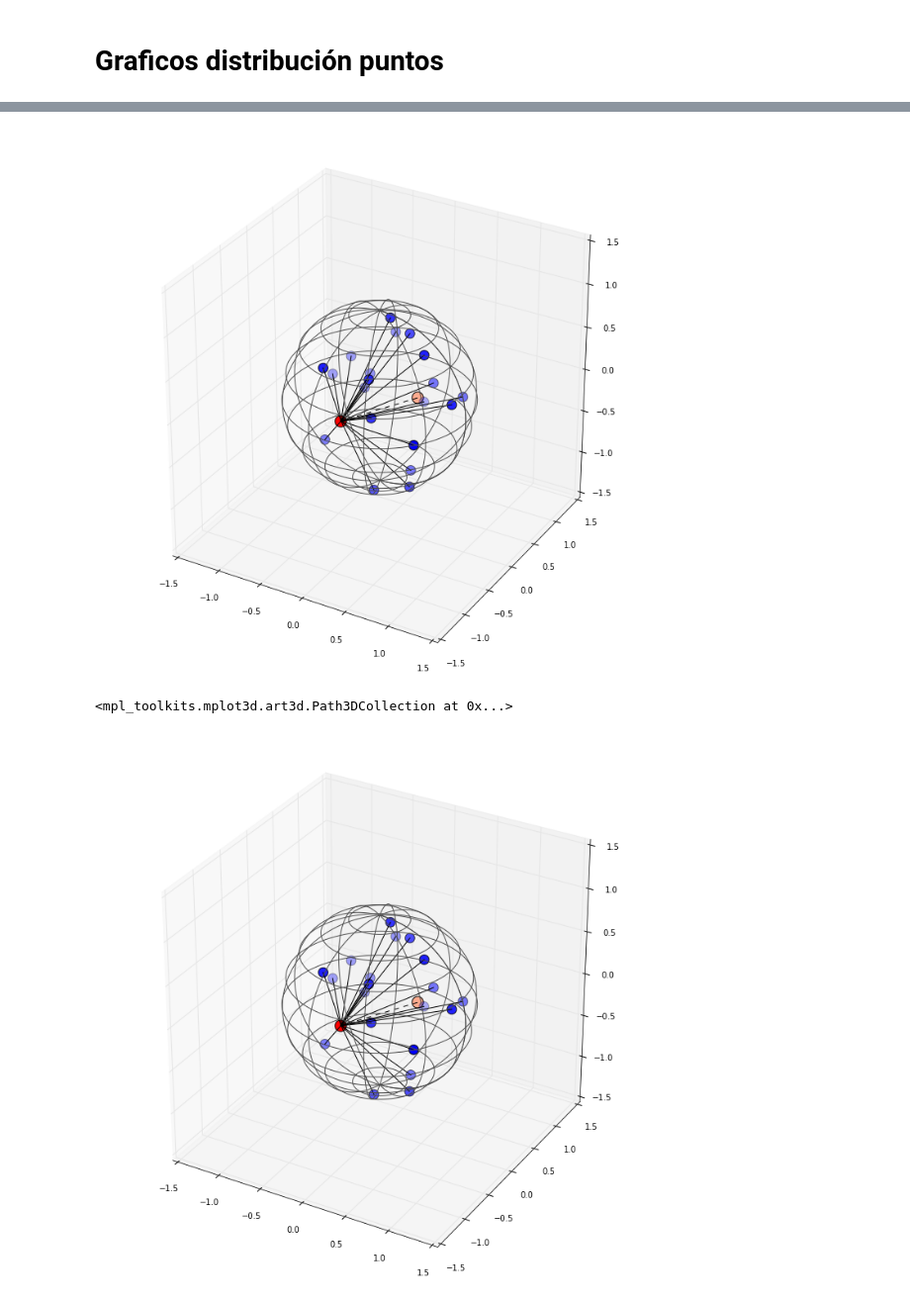
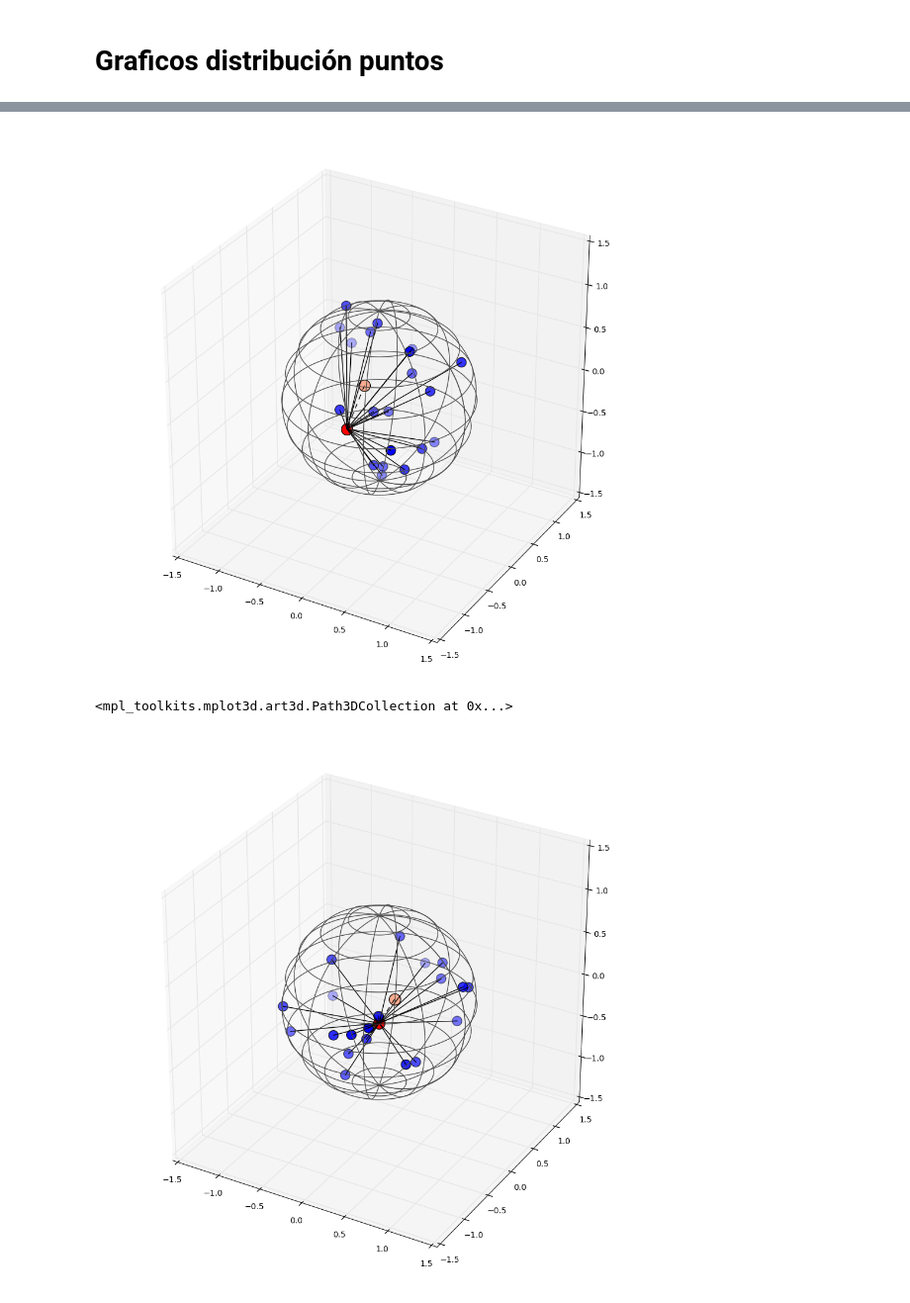
Before and after one commit to pewen/ten, a Jupyter notebook: IPython_notebook/03_Graficos_puntos.ipynb, the cells around one changed output, grey strips where cells are left out. Shown at 99% size. Saved outputs shown, nothing was run; the diff lists cells and outputs as text; code cells hidden in the pictures.

```diff
--- a/IPython_notebook/03_Graficos_puntos.ipynb
+++ b/IPython_notebook/03_Graficos_puntos.ipynb
@@ -15,9 +16,9 @@ num_points = 20
 
 colors = np.random.random(10)
 
-points = generate_random_points_in_sphere(num_points, 1)
-point = generate_random_points_in_sphere(1, 0.5)
-point_new = generate_random_points_in_sphere(1, 0.5)
+points = ten.random.points_in_sphere(num_points, 1)
+point = ten.random.points_in_sphere(1, 0.5)
+point_new = ten.random.points_in_sphere(1, 0.5)
 
 u = np.linspace(0, 2 * np.pi, 100)
 v = np.linspace(0, np.pi, 100)
@@ -79,49 +80,49 @@ ax.plot([point[0][0], point_new[0][0]], [point[0][1], point_new[0][1]], [point[0
 ax.scatter(point_new[:,0], point_new[:,1], point_new[:,2], c='r', s=200)
 plt.savefig('fig5.svg')
 # %% [output]
-[figure, old version]
+[figure, new version]
 # %%
 num_points = 20
 
 colors = np.random.random(10)
 
-points = generate_random_points_in_sphere(num_points, 1)
-point = generate_random_points_in_sphere(1, 0.5)
-point_new = generate_random_points_in_sphere(1, 0.5)
+points = ten.random.points_in_sphere(num_points, 1)
+point = ten.random.points_in_sphere(1, 0.5)
+point_new = ten.random.points_in_sphere(1, 0.5)
 
 u = np.linspace(0, 2 * np.pi, 100)
 v = np.linspace(0, np.pi, 100)
 
 x = 1 * np.outer(np.cos(u), np.sin(v))
 y = 1 * np.outer(np.sin(u), np.sin(v))
 z = 1 * np.outer(np.ones(np.size(u)), np.cos(v))
 
 x_l = [p[0] for p in points]
 y_l = [p[1] for p in points]
 z_l = [p[2] for p in points]
 
 # Para el color rojo mas tenue
 reds = plt.get_cmap("Reds")
 
 fig = plt.figure(figsize=(12,12))
 ax = fig.add_subplot(111, projection='3d')
 # Esfera
 ax.plot_wireframe(x, y, z, rstride=10, cstride=10, color='0.3')
 # Puntos azules
 ax.scatter(points[:,0], points[:,1], points[:,2], s=140)
 # Lineas entre el punto rojo y los azules
 for i in range(len(x_l)):
     ax.plot([x_l[i], point_new[0][0]], [y_l[i], point_new[0][1]], [z_l[i], point_new[0][2]], 'k')
 # Vieja posicion exciton (punto gris)
 ax.scatter(point[:,0], point[:,1], point[:,2], c=reds(0.3), s=200)
 # Linea del mov del exciton
 ax.plot([point[0][0], point_new[0][0]], [point[0][1], point_new[0][1]], [point[0][2], point_new[0][2]], 'k--')
 # Nueva posicion exciton (punto rojo)
 ax.scatter(point_new[:,0], point_new[:,1], point_new[:,2], c='r', s=200)
 #plt.savefig('fig5.svg')
 # %% [output]
 <mpl_toolkits.mplot3d.art3d.Path3DCollection at 0x...>
-[figure, old version]
+[figure, new version]
 # %%
 #Este css esta basado en el de @LorenaABarba y su grupo
 from IPython.core.display import HTML
```
Also changed, not shown: parts of 3 cells of this notebook, 8 other files.
